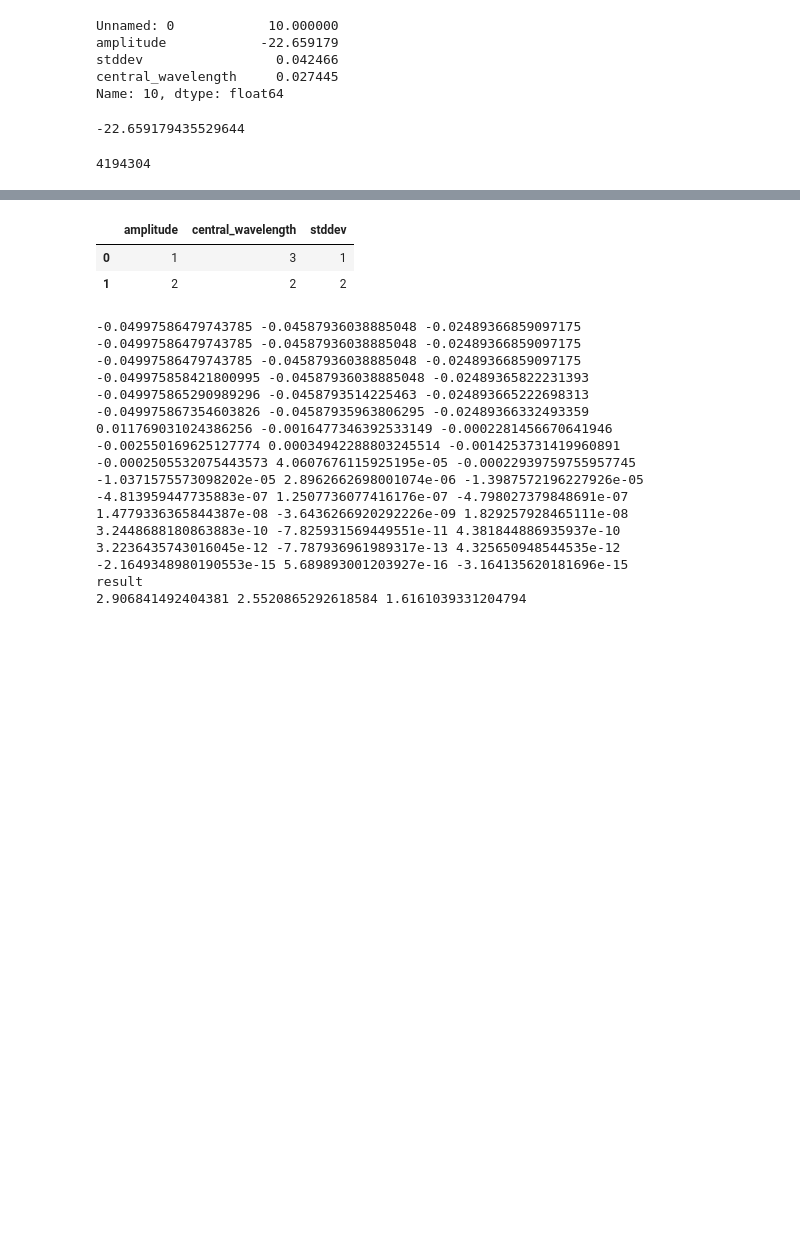
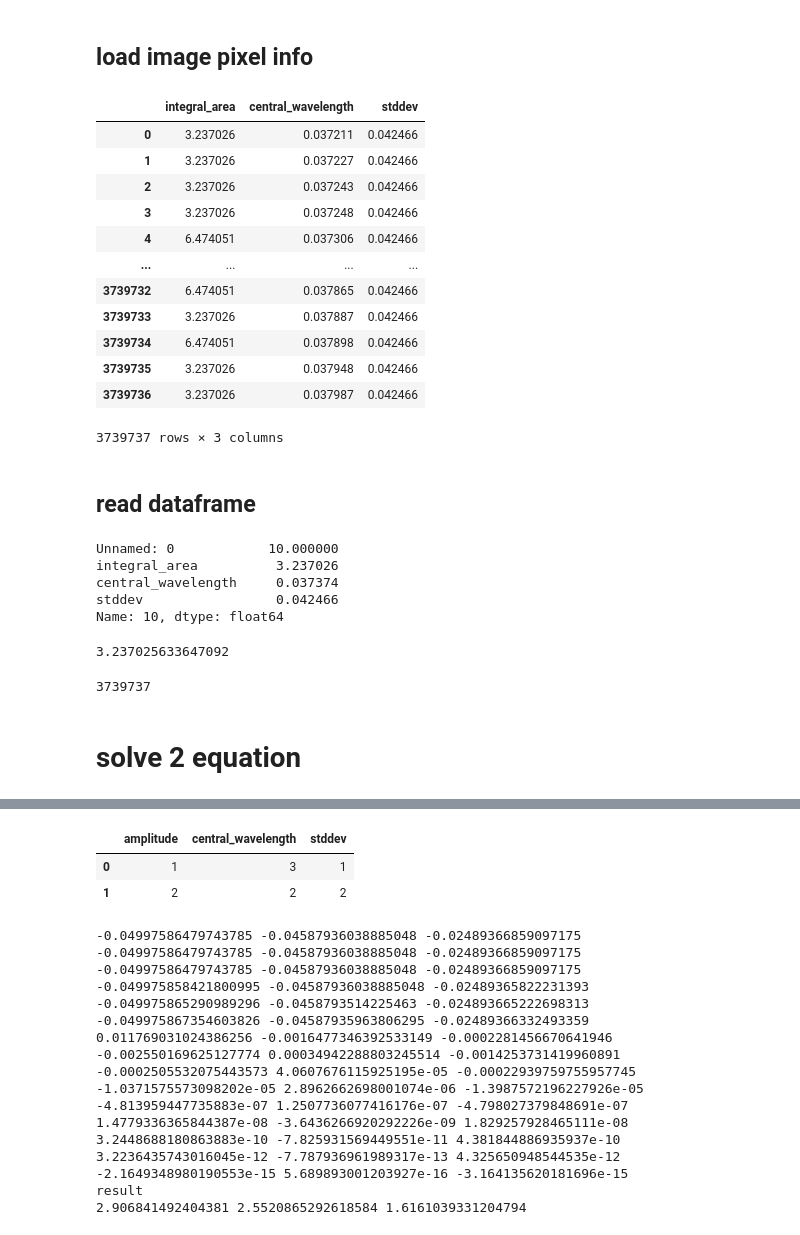
Before and after one commit to MaoChengzhi/EVE-spectrum-correction, a Jupyter notebook: theoretical_ideal_calculation/analytical_expression.ipynb, the cells around one changed output, grey strips where cells are left out. Saved outputs shown, nothing was run; the diff lists cells and outputs as text; code cells hidden in the pictures; blank space fills up the shorter version.

```diff
--- a/theoretical_ideal_calculation/analytical_expression.ipynb
+++ b/theoretical_ideal_calculation/analytical_expression.ipynb
@@ -14,0 +19,2 @@ df = pd.read_csv('pixel_df.csv')
+# %% [markdown]
+## load image pixel info
@@ -15,18 +26,40 @@ df = pd.read_csv('pixel_df.csv')
+# %%
+# for i in range(angle_point_num_alpha):
+df=image_df_2048(30)
+df
+# %% [output]
+|  | integral_area | central_wavelength | stddev |
+| 0 | 3.237026 | 0.037211 | 0.042466 |
+| 1 | 3.237026 | 0.037227 | 0.042466 |
+| 2 | 3.237026 | 0.037243 | 0.042466 |
+| 3 | 3.237026 | 0.037248 | 0.042466 |
+| 4 | 6.474051 | 0.037306 | 0.042466 |
+| ... | ... | ... | ... |
+| 3739732 | 6.474051 | 0.037865 | 0.042466 |
+| 3739733 | 3.237026 | 0.037887 | 0.042466 |
+| 3739734 | 6.474051 | 0.037898 | 0.042466 |
+| 3739735 | 3.237026 | 0.037948 | 0.042466 |
+| 3739736 | 3.237026 | 0.037987 | 0.042466 |
+3739737 rows × 3 columns
+# %% [markdown]
+## read dataframe
 # %%
 df.iloc[10]
 # %% [output]
 Unnamed: 0            10.000000
-amplitude            -22.659179
+integral_area          3.237026
+central_wavelength     0.037374
 stddev                 0.042466
-central_wavelength     0.027445
 Name: 10, dtype: float64
 # %%
-df.iloc[10]['amplitude']
+df.iloc[10]['integral_area']
 # %% [output]
--22.659179435529644
+3.237025633647092
 # %%
 df.index.stop
 # %% [output]
-4194304
+3739737
 # %%
 pixel_num=df.index.stop
+# %% [markdown]
+# solve 2 equation
```
Also changed, not shown: parts of 51 cells of this notebook, 6 other files.
